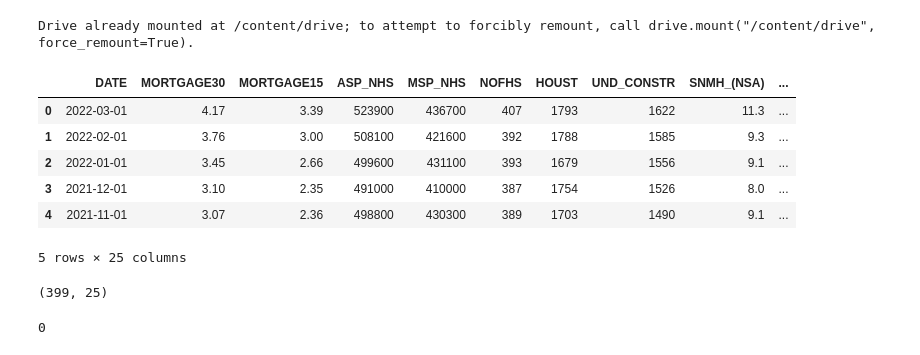
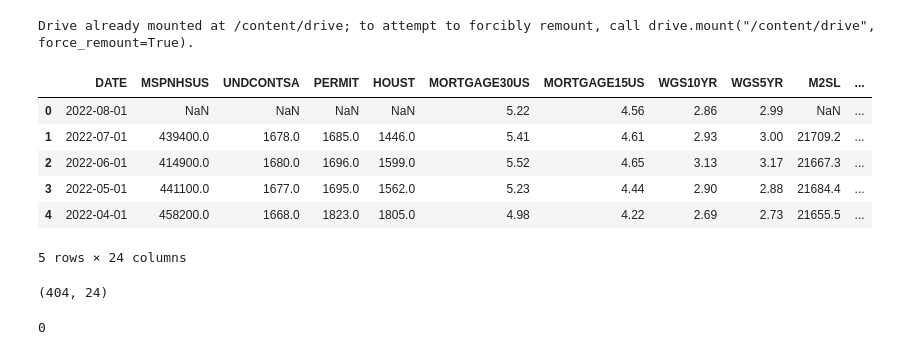
Before and after one commit to starkjones/US-Housing-Forecasting-w-FRED, a Jupyter notebook: US_Housing.ipynb, the cells around one changed output. Drawn from its saved outputs; the diff is of its cells as text; code cells hidden in the pictures.

```diff
--- a/US_Housing.ipynb
+++ b/US_Housing.ipynb
@@ -81,25 +16,25 @@ import statsmodels.formula.api as smf
 # %%
 # Load training data:
 
-data = '/content/drive/MyDrive/SI/US Housing Machine Learning Data_220830.xlsx'
+data = '/content/drive/MyDrive/SI/US Housing Forcasting Data 220907.xlsx'
 
 df = pd.read_excel(data)
 
 df.head()
 # %% [output]
-|  | DATE | MORTGAGE30 | MORTGAGE15 | ASP_NHS | MSP_NHS | NOFHS | HOUST | UND_CONSTR | SNMH_(NSA) | ... |
-| 0 | 2022-03-01 | 4.17 | 3.39 | 523900 | 436700 | 407 | 1793 | 1622 | 11.3 | ... |
-| 1 | 2022-02-01 | 3.76 | 3.00 | 508100 | 421600 | 392 | 1788 | 1585 | 9.3 | ... |
-| 2 | 2022-01-01 | 3.45 | 2.66 | 499600 | 431100 | 393 | 1679 | 1556 | 9.1 | ... |
-| 3 | 2021-12-01 | 3.10 | 2.35 | 491000 | 410000 | 387 | 1754 | 1526 | 8.0 | ... |
-| 4 | 2021-11-01 | 3.07 | 2.36 | 498800 | 430300 | 389 | 1703 | 1490 | 9.1 | ... |
+|  | DATE | MSPNHSUS | UNDCONTSA | PERMIT | HOUST | MORTGAGE30US | MORTGAGE15US | WGS10YR | WGS5YR | M2SL | ... |
+| 0 | 2022-08-01 | NaN | NaN | NaN | NaN | 5.22 | 4.56 | 2.86 | 2.99 | NaN | ... |
+| 1 | 2022-07-01 | 439400.0 | 1678.0 | 1685.0 | 1446.0 | 5.41 | 4.61 | 2.93 | 3.00 | 21709.2 | ... |
+| 2 | 2022-06-01 | 414900.0 | 1680.0 | 1696.0 | 1599.0 | 5.52 | 4.65 | 3.13 | 3.17 | 21667.3 | ... |
+| 3 | 2022-05-01 | 441100.0 | 1677.0 | 1695.0 | 1562.0 | 5.23 | 4.44 | 2.90 | 2.88 | 21684.4 | ... |
+| 4 | 2022-04-01 | 458200.0 | 1668.0 | 1823.0 | 1805.0 | 4.98 | 4.22 | 2.69 | 2.73 | 21655.5 | ... |
-5 rows × 25 columns
+5 rows × 24 columns
 # %%
 # Data Frame size / shape:
 
 df.shape
 # %% [output]
-(399, 25)
+(404, 24)
 # %%
 # Check for duplicated rows:
 
```
Also changed, not shown: parts of 24 cells of this notebook.
